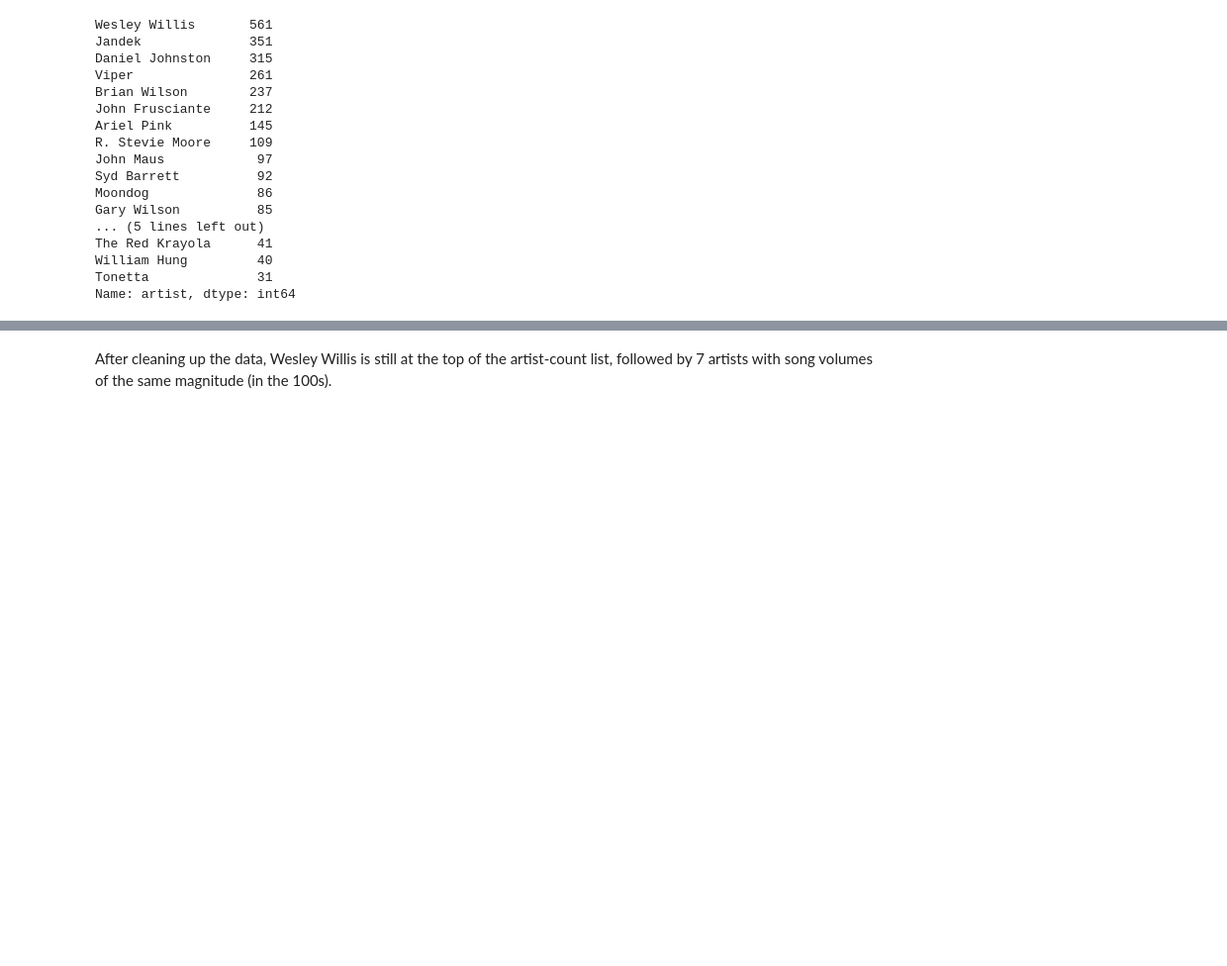
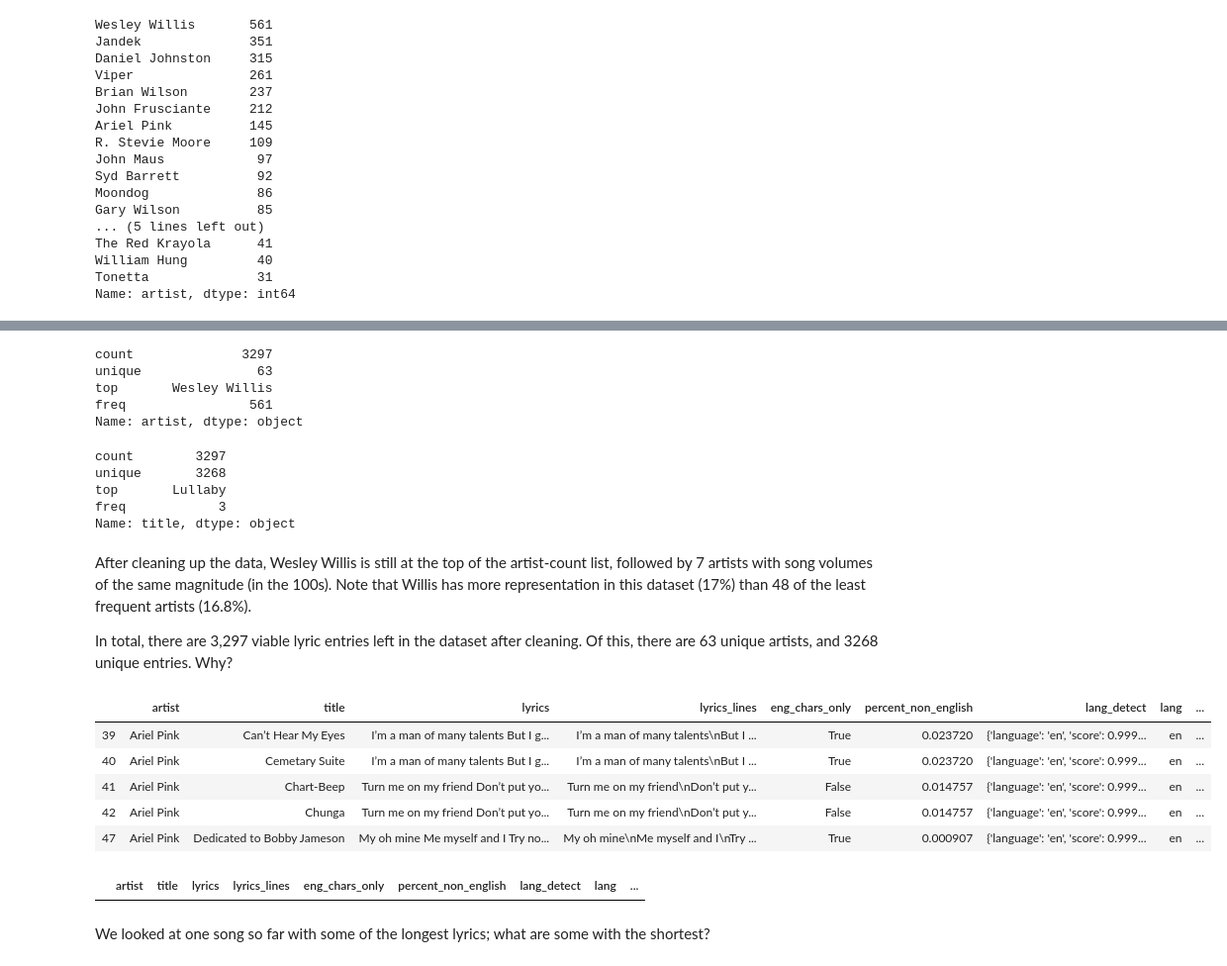
Before and after one commit to Data-Science-for-Linguists-2022/Outsider-Music-Linguistic-Analysis, a Jupyter notebook: scripts_&_analysis/3_data_cleaning_and_exploration.ipynb, the cells around one changed output, grey strips where cells are left out. Shown at 99% size. Drawn from its saved outputs; the diff is of its cells as text; code cells hidden in the pictures; blank space fills up the shorter version.

Commit message:
basic outsider music analysis

```diff
--- a/scripts_&_analysis/3_data_cleaning_and_exploration.ipynb
+++ b/scripts_&_analysis/3_data_cleaning_and_exploration.ipynb
@@ -808,2 +839,37 @@ AttributeError: 'Series' object has no attribute 'concat'
+# %%
+lyricsdf.artist.describe()
+# %% [output]
+count              3297
+unique               63
+top       Wesley Willis
+freq                561
+Name: artist, dtype: object
+# %%
+lyricsdf.title.describe()
+# %% [output]
+count        3297
+unique       3268
+top       Lullaby
+freq            3
+Name: title, dtype: object
 # %% [markdown]
-After cleaning up the data, Wesley Willis is still at the top of the artist-count list, followed by 7 artists with song volumes of the same magnitude (in the 100s).
+After cleaning up the data, Wesley Willis is still at the top of the artist-count list, followed by 7 artists with song volumes of the same magnitude (in the 100s).  Note that Willis has more representation in this dataset (17%) than 48 of the least frequent artists (16.8%).
+
+In total, there are 3,297 viable lyric entries left in the dataset after cleaning.  Of this, there are 63 unique artists, and 3268 unique entries.  Why?
+# %%
+# It looks like there are some duplicate lyrics.  These should be removed for statistical analysis of lyrics.
+lyricsdf[lyricsdf.lyrics.duplicated(keep=False)].head()
+# %% [output]
+|  | artist | title | lyrics | lyrics_lines | eng_chars_only | percent_non_english | lang_detect | lang | ... |
+| 39 | Ariel Pink | Can’t Hear My Eyes | I’m a man of many talents But I g... | I’m a man of many talents\nBut I ... | True | 0.023720 | {'language': 'en', 'score': 0.999... | en | ... |
+| 40 | Ariel Pink | Cemetary Suite | I’m a man of many talents But I g... | I’m a man of many talents\nBut I ... | True | 0.023720 | {'language': 'en', 'score': 0.999... | en | ... |
+| 41 | Ariel Pink | Chart-Beep | Turn me on my friend Don’t put yo... | Turn me on my friend\nDon’t put y... | False | 0.014757 | {'language': 'en', 'score': 0.999... | en | ... |
+| 42 | Ariel Pink | Chunga | Turn me on my friend Don’t put yo... | Turn me on my friend\nDon’t put y... | False | 0.014757 | {'language': 'en', 'score': 0.999... | en | ... |
+| 47 | Ariel Pink | Dedicated to Bobby Jameson | My oh mine Me myself and I Try no... | My oh mine\nMe myself and I\nTry ... | True | 0.000907 | {'language': 'en', 'score': 0.999... | en | ... |
+# %%
+# But there are no duplicates of the exact same song.
+lyricsdf[lyricsdf.duplicated(subset=['title', 'lyrics'], keep=False)]
+# %% [output]
+|  | artist | title | lyrics | lyrics_lines | eng_chars_only | percent_non_english | lang_detect | lang | ... |
+# %% [markdown]
+We looked at one song so far with some of the longest lyrics; what are some with the shortest?
```
Also changed, not shown: parts of 25 cells of this notebook.
